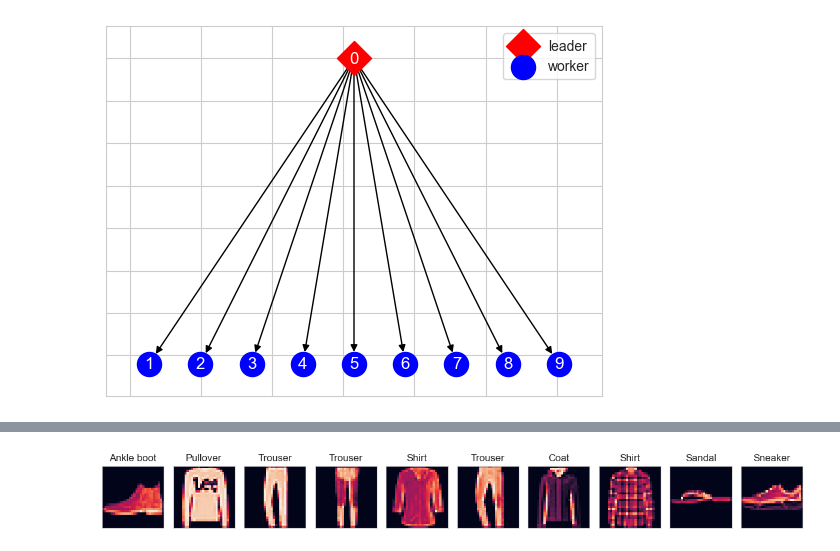
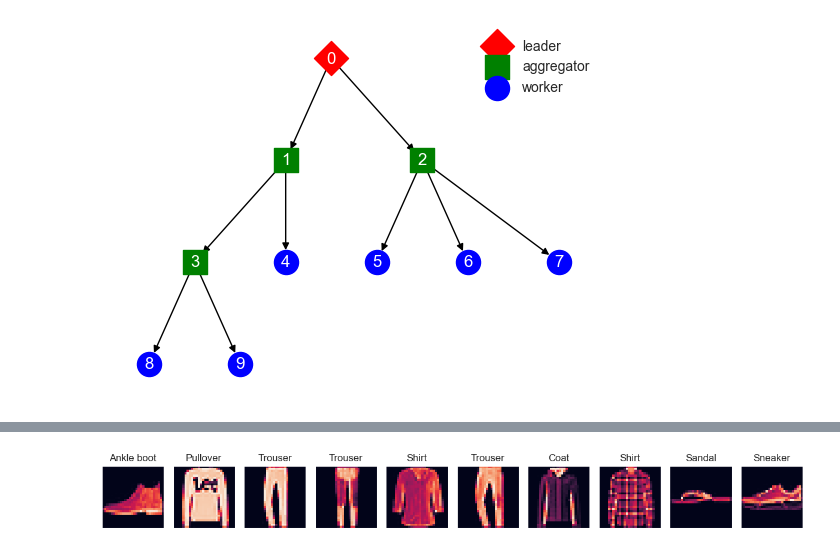
Before and after one commit to h-flox/flox, a Jupyter notebook: Demo.ipynb, the cells around one changed output, grey strips where cells are left out. Drawn from its saved outputs; the diff is of its cells as text; code cells hidden in the pictures.

```diff
--- a/Demo.ipynb
+++ b/Demo.ipynb
@@ -16,7 +14,10 @@ from torchvision.transforms import ToTensor
 # %%
-flock = Flock.from_yaml("examples/flocks/2-tier.yaml")
+import matplotlib.pyplot as plt
+from flox.flock import Flock
+
+flock = Flock.from_yaml("examples/flocks/complex.yaml")
 flock.draw()
-plt.legend()
+plt.legend(frameon=False)
 plt.show()
 # %% [output]
-[figure, old version]
+[figure, new version]
```
Also changed, not shown: parts of 15 cells of this notebook, 7 other files.
